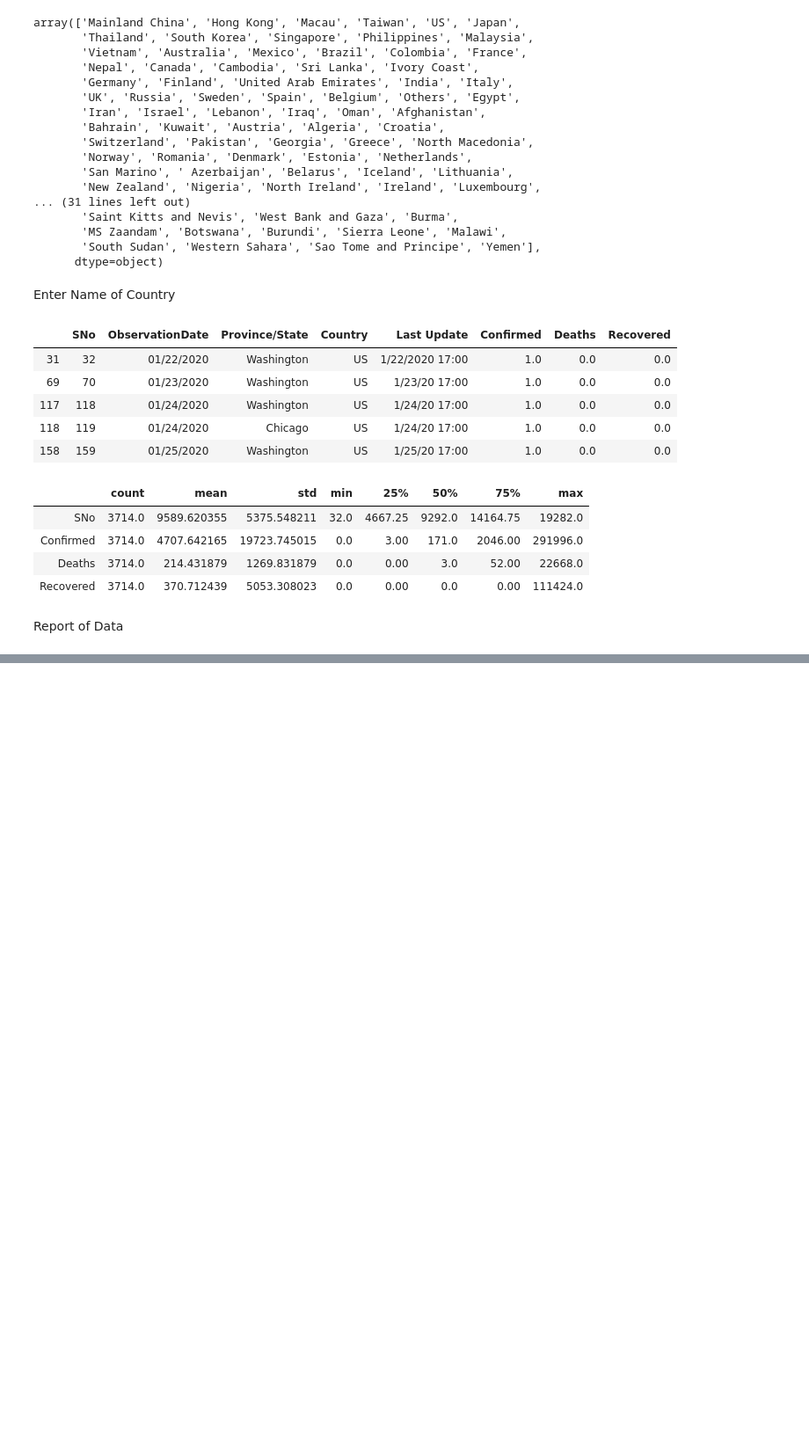
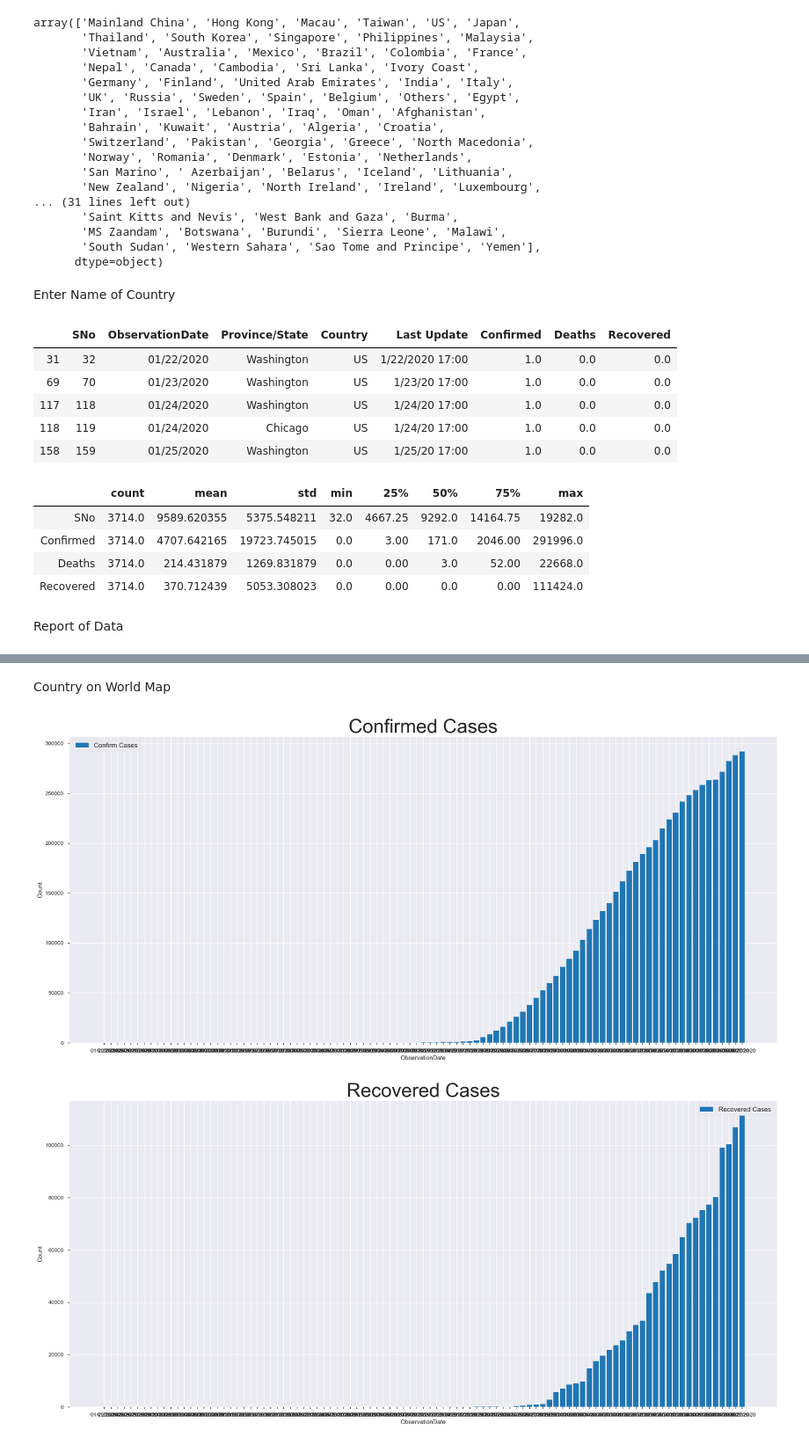
Before and after one commit to carlmuva/MINERIA-DE-DATOS, a Jupyter notebook: Avance2/Untitled.ipynb, the cells around one changed output, grey strips where cells are left out. Shown: that part at 88% size. Cells and saved outputs as stored; diff of their text form; code cells hidden in the pictures; blank space fills up the shorter version.

```diff
--- a/Avance2/Untitled.ipynb
+++ b/Avance2/Untitled.ipynb
@@ -116,0 +127,31 @@ report
+# %% [markdown]
+Country on World Map
+# %%
+
+df = p.tail(14)
+plt.figure(figsize=(23,10))
+plt.bar(p.ObservationDate, p.Confirmed,label="Confirm Cases")
+plt.xlabel('ObservationDate')
+plt.ylabel("Count")
+plt.legend(frameon=True, fontsize=12)
+plt.title('Confirmed Cases',fontsize = 35)
+plt.show()
+
+plt.figure(figsize=(23,10))
+plt.bar(p.ObservationDate, p.Recovered,label="Recovered Cases")
+plt.xlabel('ObservationDate')
+plt.ylabel("Count")
+plt.legend(frameon=True, fontsize=12)
+plt.title('Recovered Cases',fontsize = 35)
+plt.show()
+
+plt.figure(figsize=(23,10))
+plt.bar(p.ObservationDate, p.Deaths,label="Deaths")
+plt.xlabel('ObservationDate')
+plt.ylabel("Count")
+plt.legend(frameon=True, fontsize=12)
+plt.title('Deaths',fontsize = 35)
+plt.show()
+# %% [output]
+[figure, added]
+[figure, added]
```
Also changed, not shown: parts of 3 cells of this notebook.
